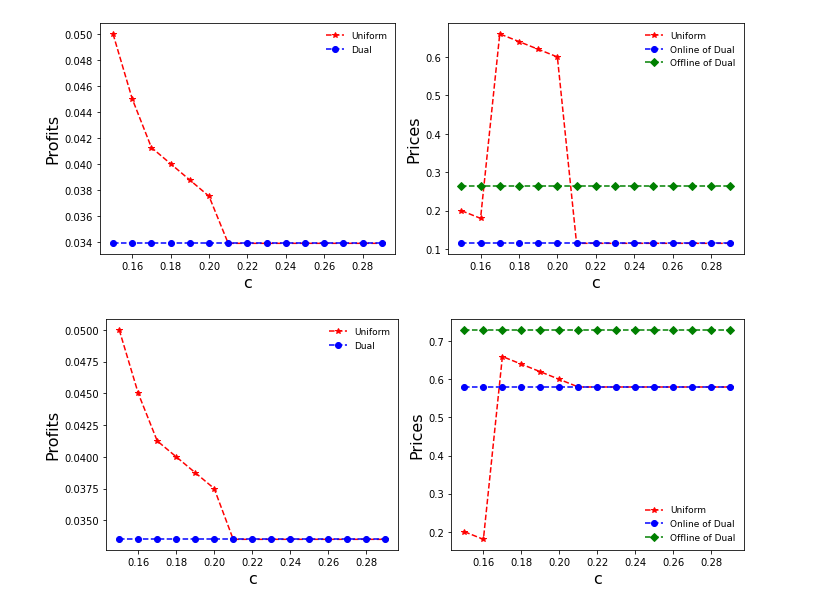
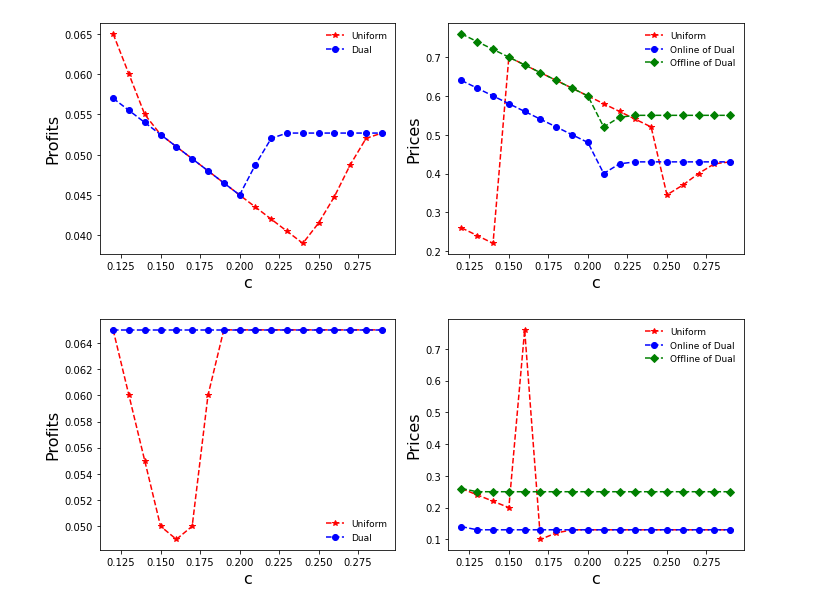
Before and after one commit to clussificate/MultiRooming, a Jupyter notebook: price_related_v2.ipynb, the cells around one changed output. Drawn from its saved outputs; the diff is of its cells as text; code cells hidden in the pictures.

Commit message:
Update price related experiments

```diff
--- a/price_related_v2.ipynb
+++ b/price_related_v2.ipynb
@@ -247,13 +264,13 @@ show_result(Run(HighReturnProb=0.8, LowReturnProb=0.2, PriceThreshold=0.3,
 # %%
-show_result(Run(HighReturnProb=0.8, LowReturnProb=0.3, PriceThreshold=0.3,
-                 ValLow=0.5, PropHigh=0.25, OnlineCost=0.15, ReturnCostRet=0.2,logger=False))
+show_result(Run(HighReturnProb=0.25, LowReturnProb=0.75, PriceThreshold=0.3,
+                 ValLow=0.5, PropHigh=0.3, OnlineCost=0.12, ReturnCostRet=0.2,logger=False))
 # %% [output]
-[figure, old version]
+[figure, new version]
 # %%
-show_result(Run(HighReturnProb=0.8, LowReturnProb=0.4, PriceThreshold=0.3,
-                 ValLow=0.5, PropHigh=0.25, OnlineCost=0.15, ReturnCostRet=0.2,logger=False))
+show_result(Run(HighReturnProb=1, LowReturnProb=0.0, PriceThreshold=0.3,
+                 ValLow=0.5, PropHigh=0.35, OnlineCost=0.12, ReturnCostRet=0.2,logger=False))
 # %% [output]
-[figure, old version]
+[figure, new version]
 # %%
 def figure_merge(phat, delta_x, fz=(20,8)):
     solvers = []
```
Also changed, not shown: parts of 5 cells of this notebook, 2 other files.
